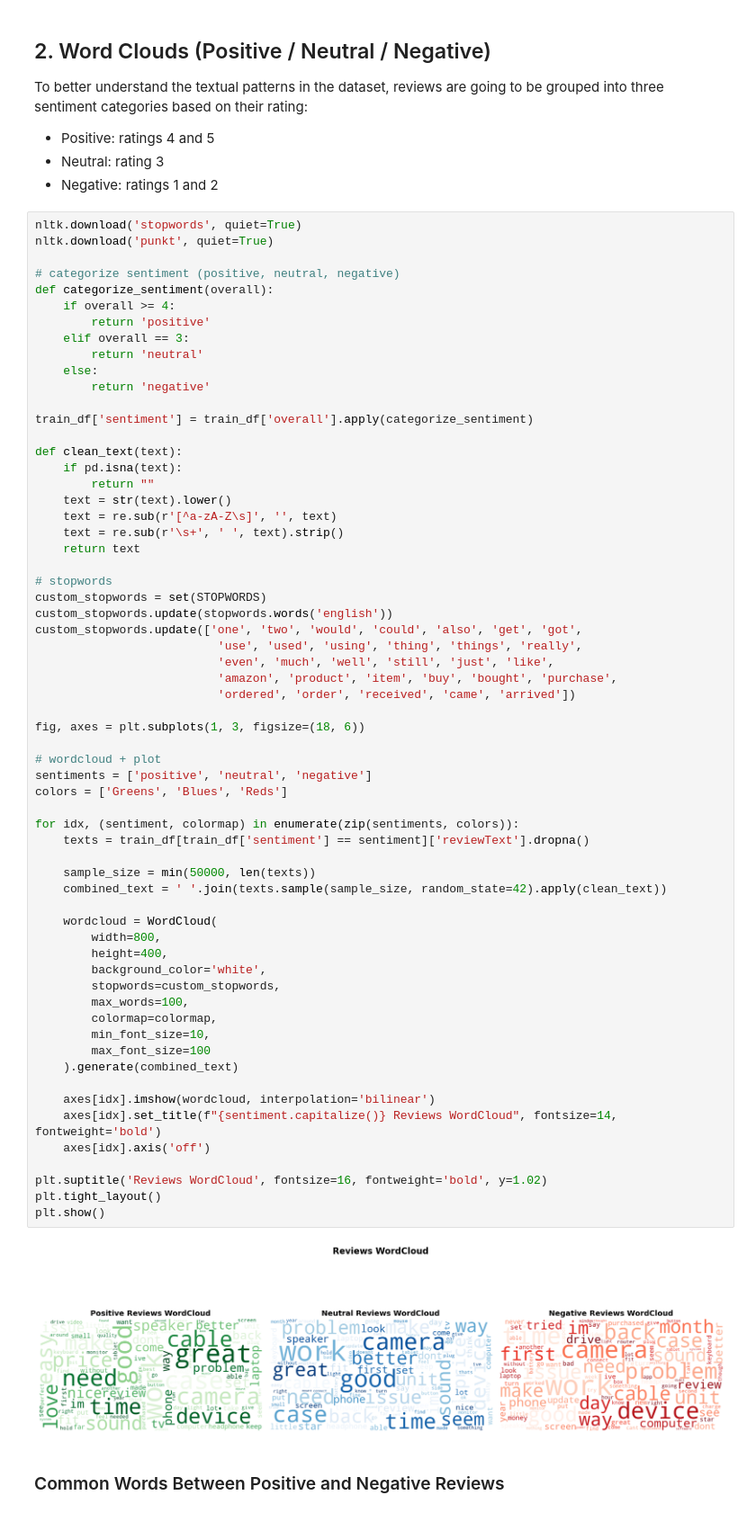
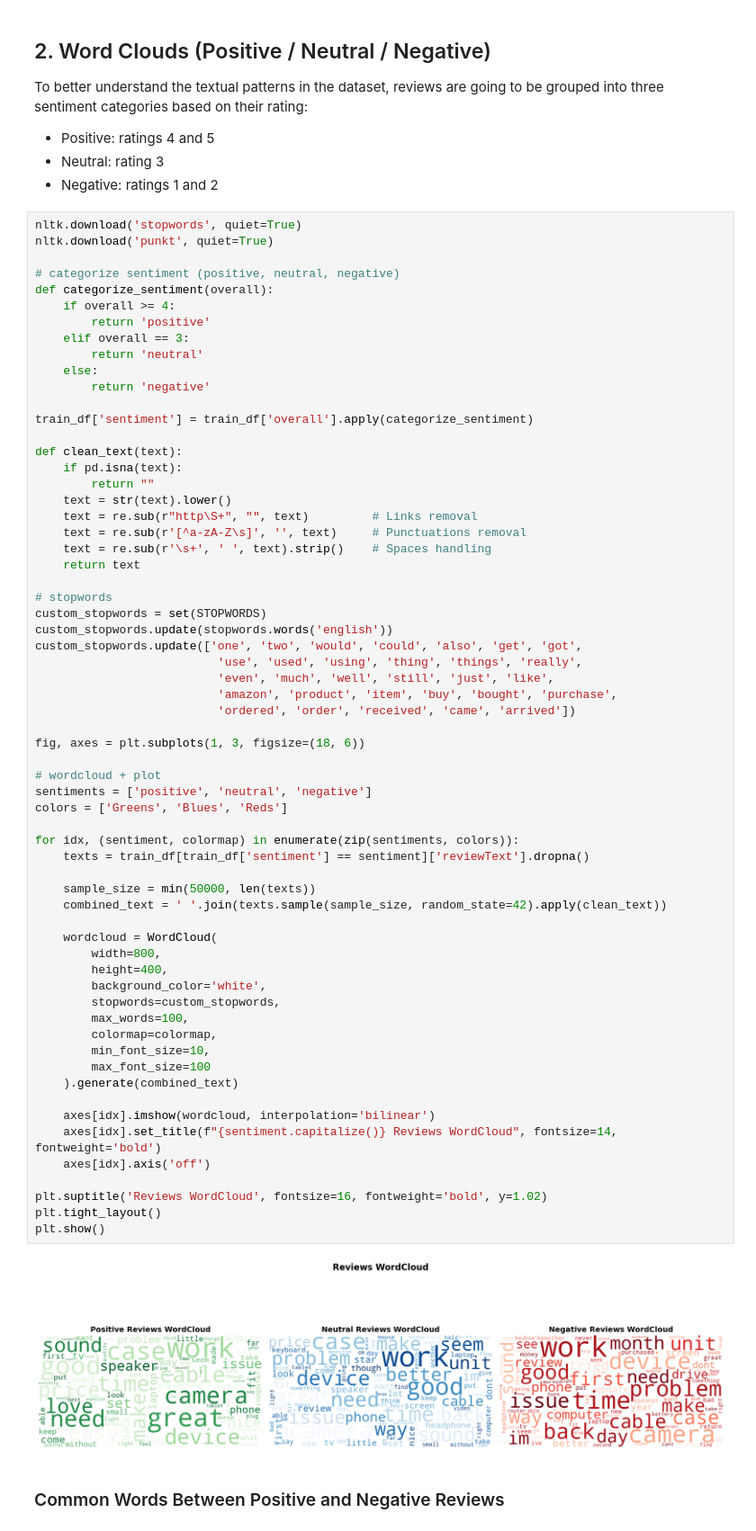
Before and after one commit to Parnia-FEA/quera-ai-bootcamp-project-2, a Jupyter notebook: sentiment_analysis/notebook/sentiment-analysis.ipynb, the cells around one changed output. Shown at 90% size. Cells and saved outputs as stored; diff of their text form.

```diff
--- a/sentiment_analysis/notebook/sentiment-analysis.ipynb
+++ b/sentiment_analysis/notebook/sentiment-analysis.ipynb
@@ -115,8 +148,9 @@ def clean_text(text):
     if pd.isna(text):
         return ""
     text = str(text).lower()
-    text = re.sub(r'[^a-zA-Z\s]', '', text)
-    text = re.sub(r'\s+', ' ', text).strip()
+    text = re.sub(r"http\S+", "", text)         # Links removal
+    text = re.sub(r'[^a-zA-Z\s]', '', text)     # Punctuations removal
+    text = re.sub(r'\s+', ' ', text).strip()    # Spaces handling
     return text
 
 # stopwords
@@ -132,34 +166,34 @@ fig, axes = plt.subplots(1, 3, figsize=(18, 6))
 
 # wordcloud + plot
 sentiments = ['positive', 'neutral', 'negative']
 colors = ['Greens', 'Blues', 'Reds']
 
 for idx, (sentiment, colormap) in enumerate(zip(sentiments, colors)):
     texts = train_df[train_df['sentiment'] == sentiment]['reviewText'].dropna()
 
     sample_size = min(50000, len(texts))
     combined_text = ' '.join(texts.sample(sample_size, random_state=42).apply(clean_text))
 
     wordcloud = WordCloud(
         width=800,
         height=400,
         background_color='white',
         stopwords=custom_stopwords,
         max_words=100,
         colormap=colormap,
         min_font_size=10,
         max_font_size=100
     ).generate(combined_text)
 
     axes[idx].imshow(wordcloud, interpolation='bilinear')
     axes[idx].set_title(f"{sentiment.capitalize()} Reviews WordCloud", fontsize=14, fontweight='bold')
     axes[idx].axis('off')
 
 plt.suptitle('Reviews WordCloud', fontsize=16, fontweight='bold', y=1.02)
 plt.tight_layout()
 plt.show()
 # %% [output]
-[figure, old version]
+[figure, new version]
 # %% [markdown]
 ### Common Words Between Positive and Negative Reviews
 # %%
```
Also changed, not shown: parts of 43 cells of this notebook, 2 other files.
